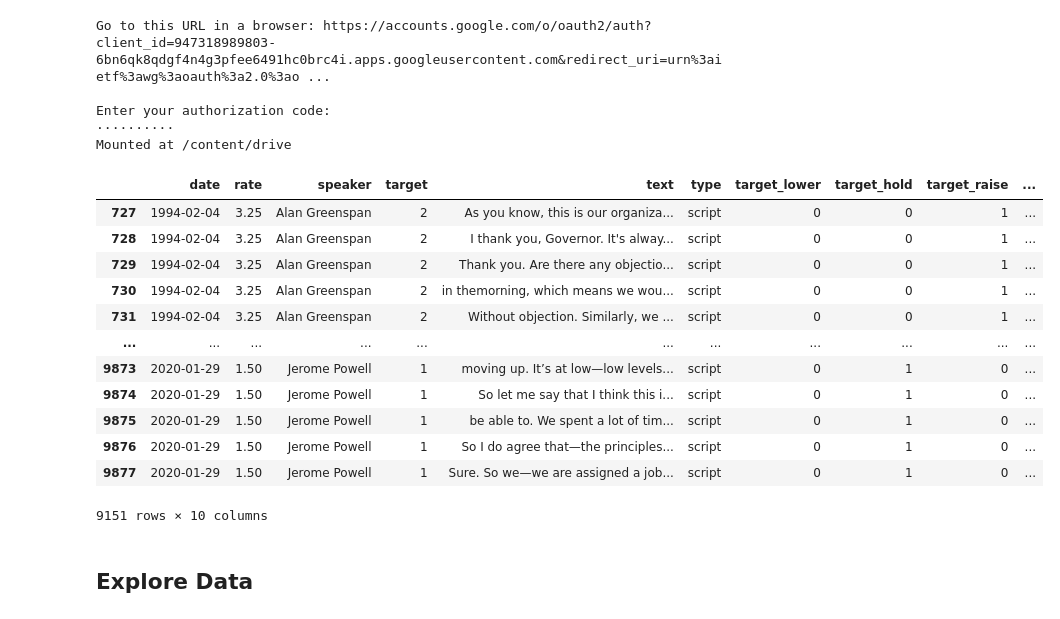
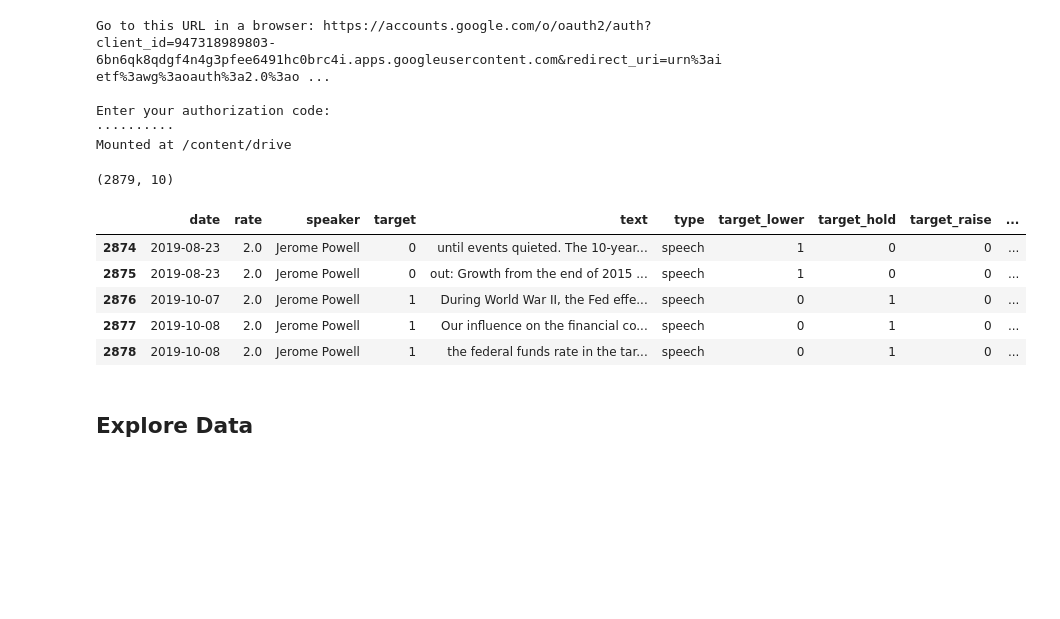
Before and after one commit to yukit-k/centralbank_analysis, a Jupyter notebook: src/FOMC_Analysis_BERT_PyTorch.ipynb, the cells around one changed output. Cells and saved outputs as stored; diff of their text form; code cells hidden in the pictures; blank space fills up the shorter version.

```diff
--- a/src/FOMC_Analysis_BERT_PyTorch.ipynb
+++ b/src/FOMC_Analysis_BERT_PyTorch.ipynb
@@ -112,28 +115,20 @@ Mounted at /content/drive
 # %%
 # Load data
 file = open('drive/My Drive/Colab Data/train_split_df.pickle', 'rb')
 df = pickle.load(file)
 
-#file = open('drive/My Drive/Colab Data/train_df.pickle', 'rb')
-#df = pd.read_csv('train_split_df.csv', index_col=0)
-
 file.close()
 
-df.loc[df['type']=='script']
+print(df.shape)
+df.tail()
 # %% [output]
+(2879, 10)
 |  | date | rate | speaker | target | text | type | target_lower | target_hold | target_raise | ... |
-| 727 | 1994-02-04 | 3.25 | Alan Greenspan | 2 | As you know, this is our organiza... | script | 0 | 0 | 1 | ... |
-| 728 | 1994-02-04 | 3.25 | Alan Greenspan | 2 | I thank you, Governor. It's alway... | script | 0 | 0 | 1 | ... |
-| 729 | 1994-02-04 | 3.25 | Alan Greenspan | 2 | Thank you. Are there any objectio... | script | 0 | 0 | 1 | ... |
-| 730 | 1994-02-04 | 3.25 | Alan Greenspan | 2 | in themorning, which means we wou... | script | 0 | 0 | 1 | ... |
-| 731 | 1994-02-04 | 3.25 | Alan Greenspan | 2 | Without objection. Similarly, we ... | script | 0 | 0 | 1 | ... |
-| ... | ... | ... | ... | ... | ... | ... | ... | ... | ... | ... |
-| 9873 | 2020-01-29 | 1.50 | Jerome Powell | 1 | moving up. It’s at low—low levels... | script | 0 | 1 | 0 | ... |
-| 9874 | 2020-01-29 | 1.50 | Jerome Powell | 1 | So let me say that I think this i... | script | 0 | 1 | 0 | ... |
-| 9875 | 2020-01-29 | 1.50 | Jerome Powell | 1 | be able to. We spent a lot of tim... | script | 0 | 1 | 0 | ... |
-| 9876 | 2020-01-29 | 1.50 | Jerome Powell | 1 | So I do agree that—the principles... | script | 0 | 1 | 0 | ... |
-| 9877 | 2020-01-29 | 1.50 | Jerome Powell | 1 | Sure. So we—we are assigned a job... | script | 0 | 1 | 0 | ... |
+| 2874 | 2019-08-23 | 2.0 | Jerome Powell | 0 | until events quieted. The 10-year... | speech | 1 | 0 | 0 | ... |
+| 2875 | 2019-08-23 | 2.0 | Jerome Powell | 0 | out: Growth from the end of 2015 ... | speech | 1 | 0 | 0 | ... |
+| 2876 | 2019-10-07 | 2.0 | Jerome Powell | 1 | During World War II, the Fed effe... | speech | 0 | 1 | 0 | ... |
+| 2877 | 2019-10-08 | 2.0 | Jerome Powell | 1 | Our influence on the financial co... | speech | 0 | 1 | 0 | ... |
+| 2878 | 2019-10-08 | 2.0 | Jerome Powell | 1 | the federal funds rate in the tar... | speech | 0 | 1 | 0 | ... |
-9151 rows × 10 columns
 # %% [markdown]
 ## Explore Data
 # %%
```
Also changed, not shown: parts of 29 cells of this notebook.
